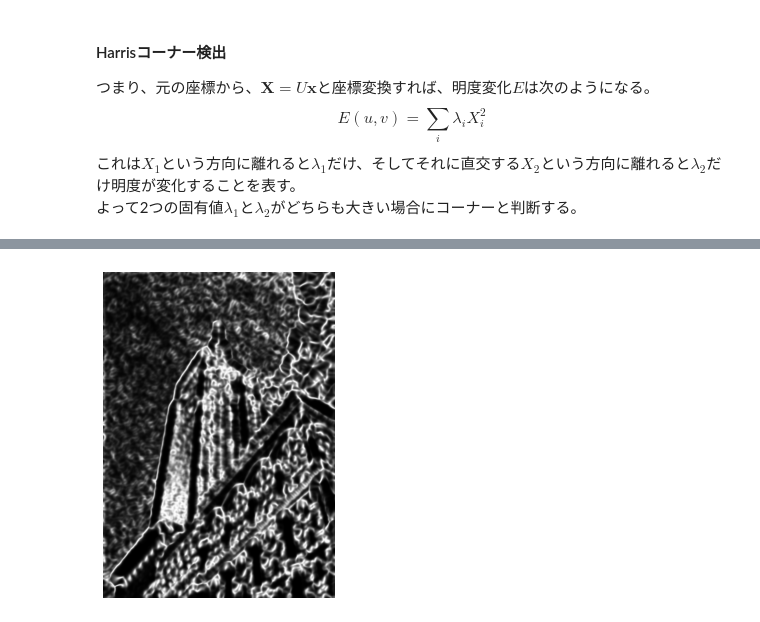
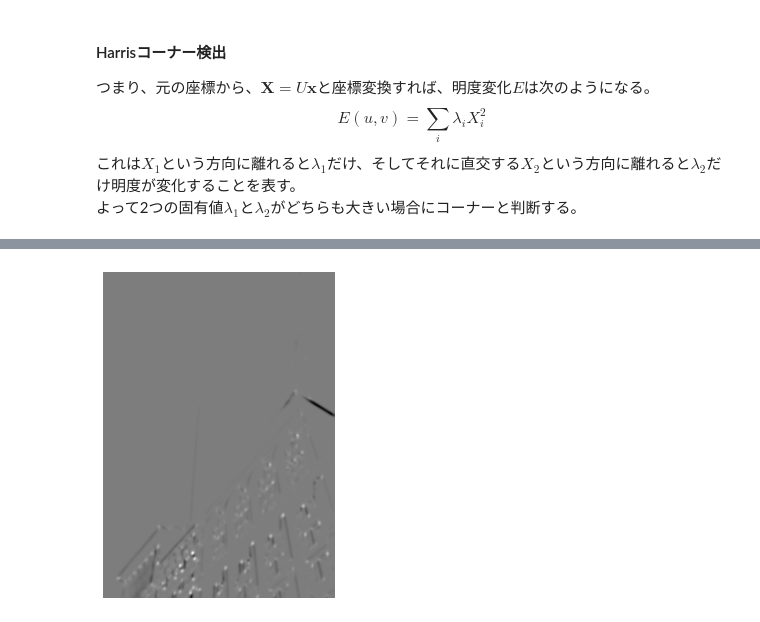
Before and after one commit to SolKul/image_processing, a Jupyter notebook: notebooks/ComputerVision02.ipynb, the cells around one changed output, grey strips where cells are left out. Saved outputs shown, nothing was run; the diff lists cells and outputs as text; code cells hidden in the pictures.

```diff
--- a/notebooks/ComputerVision02.ipynb
+++ b/notebooks/ComputerVision02.ipynb
@@ -141,4 +138,6 @@ impro.imshow(imx,show_mode="scale")
-# %%
-impro.imshow(harrisim,show_mode="scale")
-# %% [output]
-[figure, removed]
+# %%
+# 自作モジュールでHarris応答画像を計算
+harrisim=detection.compute_harris_response(im_gray,sigma=3,k=0.06)
+impro.imshow(harrisim,show_mode="scale")
+# %% [output]
+[figure, added]
```
Also changed, not shown: parts of 10 cells of this notebook.
